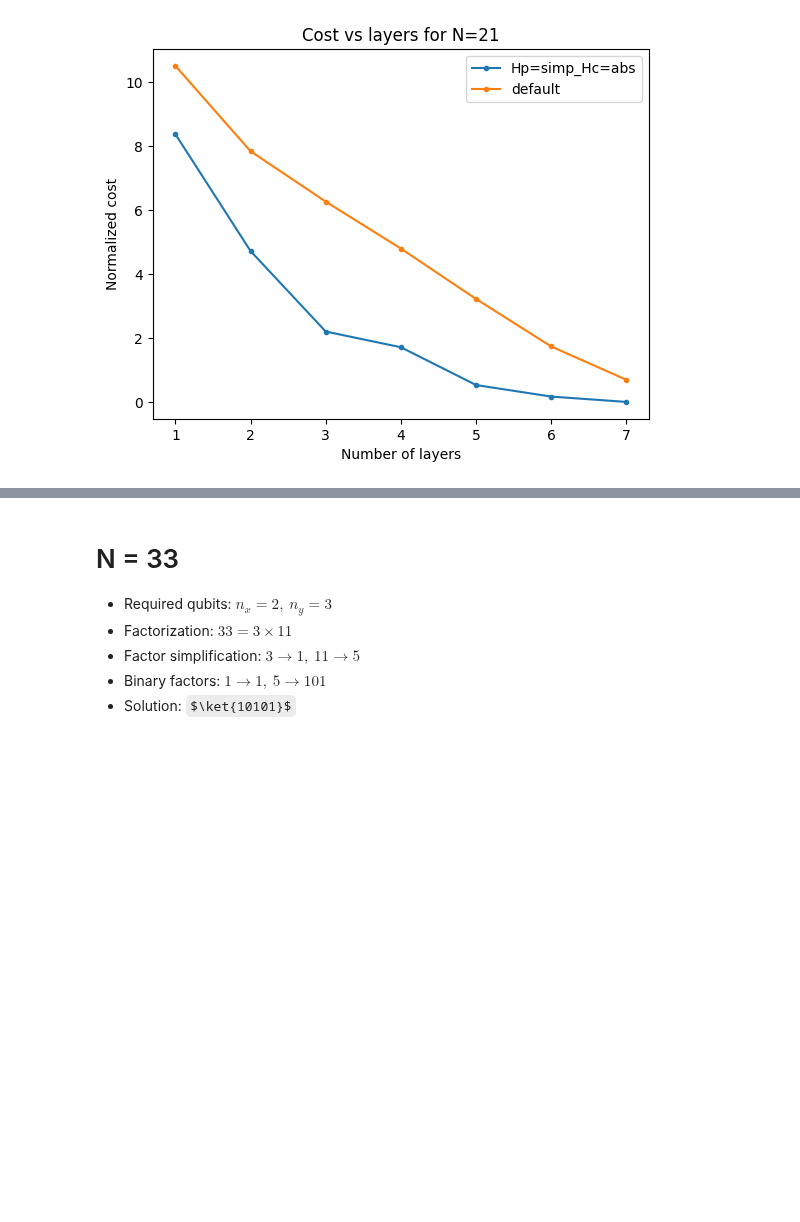
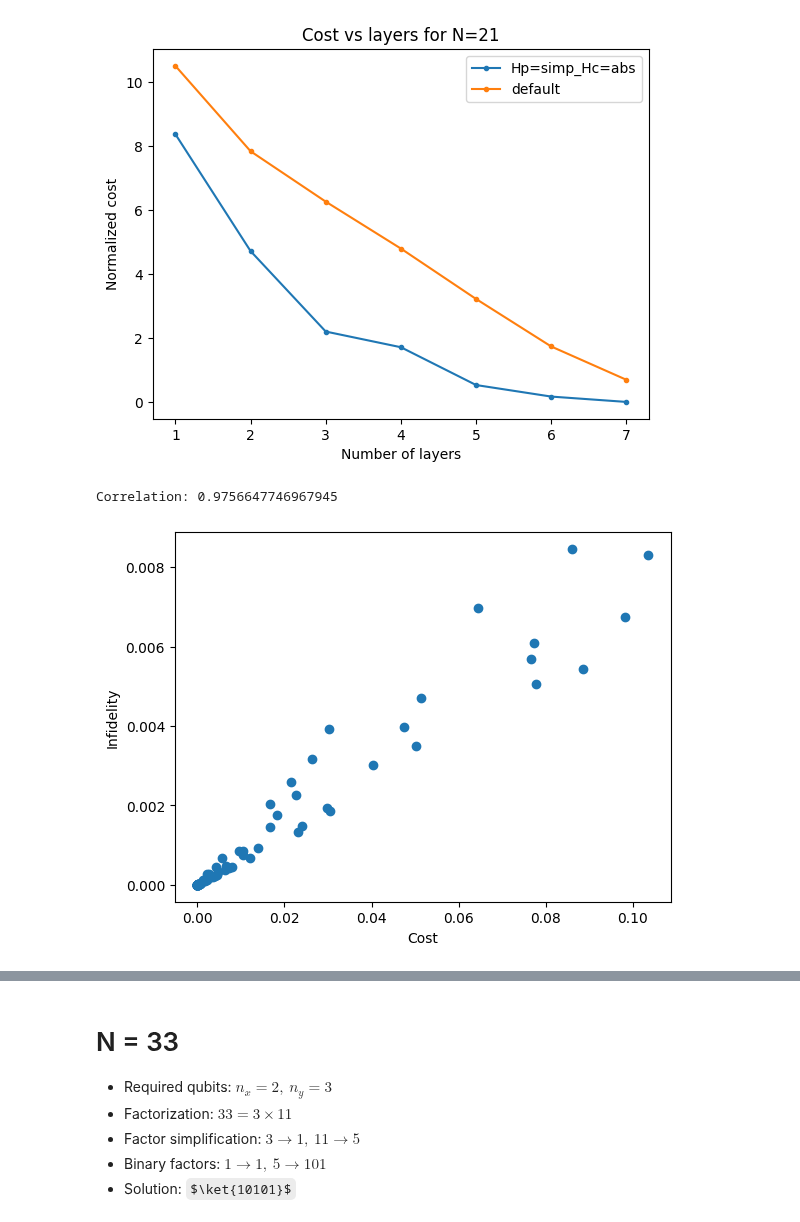
Before and after one commit to fpllcr/master-thesis, a Jupyter notebook: qaoa_factorization/notebooks/analysis.ipynb, the cells around one changed output, grey strips where cells are left out. Drawn from its saved outputs; the diff is of its cells as text; code cells hidden in the pictures; some formulas as TeX source; blank space fills up the shorter version.

```diff
--- a/qaoa_factorization/notebooks/analysis.ipynb
+++ b/qaoa_factorization/notebooks/analysis.ipynb
@@ -177,3 +236,15 @@ plt.ylabel('Normalized cost')
 plt.legend(setups);
 # %% [output]
 [figure]
+# %%
+df_det = df_details[(df_details['N']==N) & (df_details['setup']=='Hp=simp_Hc=abs') & (df_details['layers']==7)].copy()
+df_det['infidelity'] = 1 - df_det['fidelity']
+
+plt.scatter('cost', 'infidelity', data=df_det);
+plt.xlabel('Cost');
+plt.ylabel('Infidelity');
+
+print('Correlation:', df_det['infidelity'].corr(df_det['cost']))
+# %% [output]
+Correlation: 0.9756647746967945
+[figure, added]
```
Also changed, not shown: parts of 15 cells of this notebook, 1 other file.
